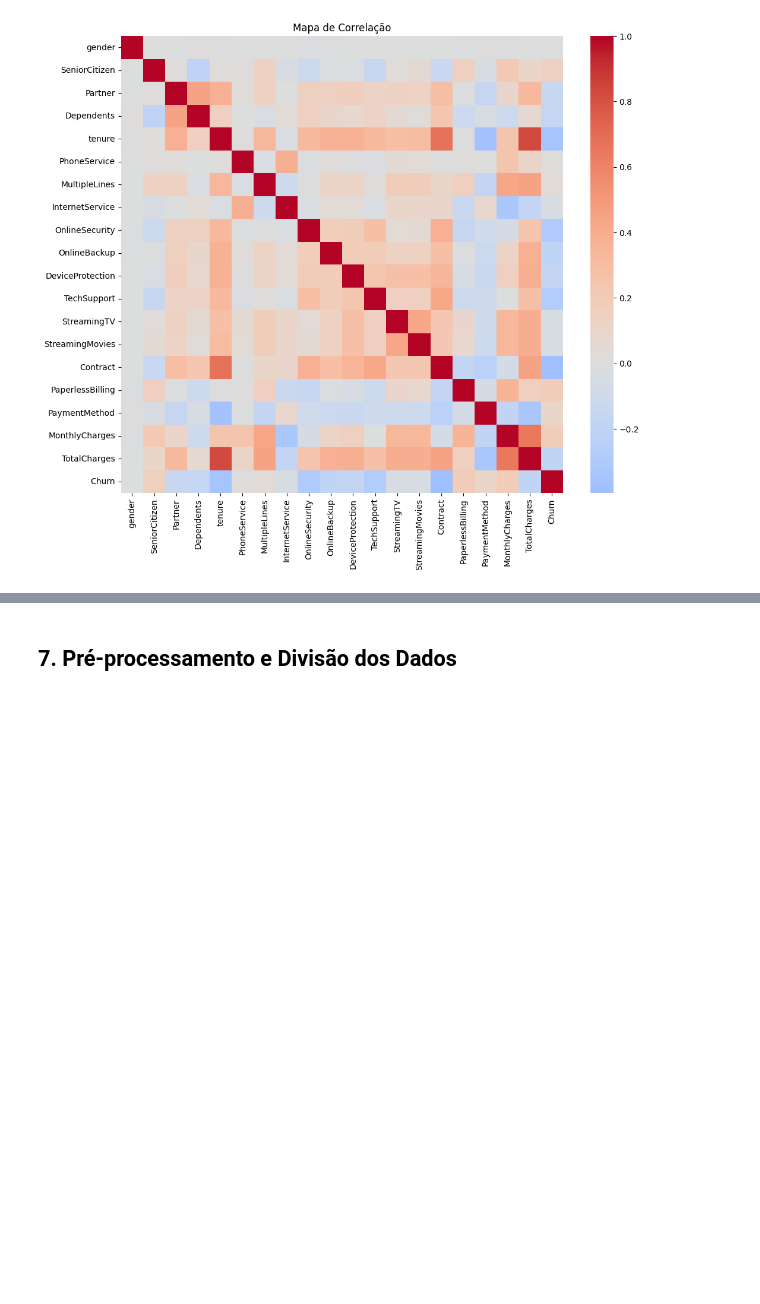
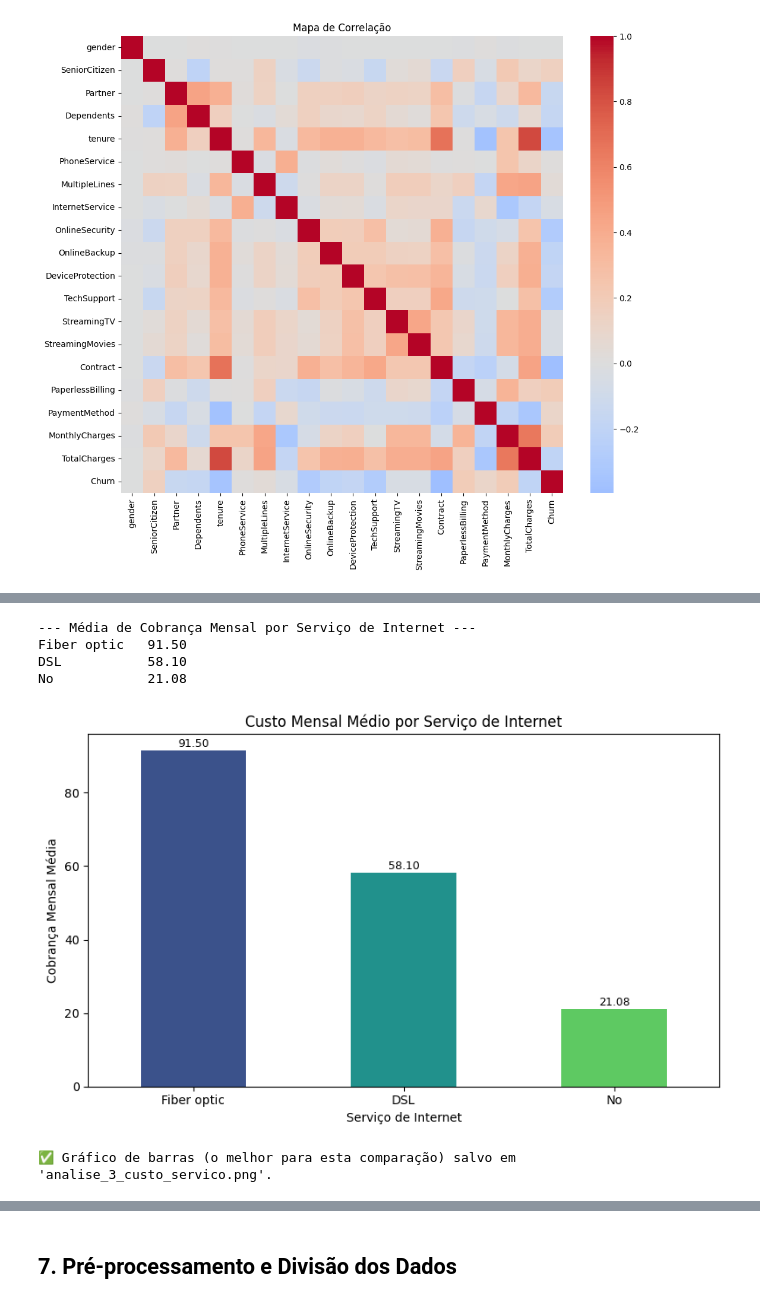
Before and after one commit to deivisontakatu/pos-inteligencia-artificial, a Jupyter notebook: 2 Fundamentos de Machine Learning/Trabalho Final/Customer_Churn_Analysis_Notebook.ipynb, the cells around one changed output, grey strips where cells are left out. Cells and saved outputs as stored; diff of their text form; code cells hidden in the pictures; blank space fills up the shorter version.

```diff
--- a/2 Fundamentos de Machine Learning/Trabalho Final/Customer_Churn_Analysis_Notebook.ipynb
+++ b/2 Fundamentos de Machine Learning/Trabalho Final/Customer_Churn_Analysis_Notebook.ipynb
@@ -85,0 +60,11 @@ dtype: float64
+# %%
+df['TotalCharges'] = pd.to_numeric(df['TotalCharges'], errors='coerce')
+# %%
+cat_cols = [
+    "gender", "Partner", "Dependents", "PhoneService", "MultipleLines",
+    "InternetService", "OnlineSecurity", "OnlineBackup", "DeviceProtection",
+    "TechSupport", "StreamingTV", "StreamingMovies", "Contract",
+    "PaperlessBilling", "PaymentMethod"
+]
+# %%
+df.encoded = pd.get_dummies(df, columns=cat_cols, drop_first=True)
@@ -165,0 +197,43 @@ plt.show()
+# %%
+def analise_custo_servico(caminho_arquivo):
+    df = pd.read_csv(caminho_arquivo)
+
+    # Garantir que MonthlyCharges é numérico
+    df['MonthlyCharges'] = pd.to_numeric(df['MonthlyCharges'], errors='coerce')
+    df = df.dropna(subset=['MonthlyCharges', 'InternetService'])
+
+    # CÁLCULO RESUMIDO
+    # Agrupar por InternetService e calcular a média das Cobranças Mensais
+    avg_charges = df.groupby('InternetService')['MonthlyCharges'].mean().sort_values(ascending=False)
+
+    # IMPRIMIR O CÁLCULO DENTRO DO PRINT (USANDO TO_STRING)
+    print("\n--- Média de Cobrança Mensal por Serviço de Internet ---")
+    print(avg_charges.to_string(header=False, float_format='%.2f'))
+
+    # VISUALIZAÇÃO (Gráfico de Barras é o melhor para comparar médias categóricas)
+    plt.figure(figsize=(8, 5))
+    ax = avg_charges.plot(kind='bar', color=sns.color_palette("viridis", len(avg_charges)))
+
+    plt.title('Custo Mensal Médio por Serviço de Internet')
+    plt.ylabel('Cobrança Mensal Média')
+    plt.xlabel('Serviço de Internet')
+    plt.xticks(rotation=0)
+
+    # Adicionar valor no topo das barras
+    for index, value in enumerate(avg_charges):
+        plt.text(index, value + 1, f'{value:.2f}', ha='center', fontsize=9)
+
+    plt.tight_layout()
+    plt.savefig('analise_3_custo_servico.png')
+    plt.show()
+
+    print("\n✅ Gráfico de barras (o melhor para esta comparação) salvo em 'analise_3_custo_servico.png'.")
+
+analise_custo_servico('dataset.csv')
+# %% [output]
+--- Média de Cobrança Mensal por Serviço de Internet ---
+Fiber optic   91.50
+DSL           58.10
+No            21.08
+[figure, added]
+✅ Gráfico de barras (o melhor para esta comparação) salvo em 'analise_3_custo_servico.png'.
```
Also changed, not shown: parts of 19 cells of this notebook.
